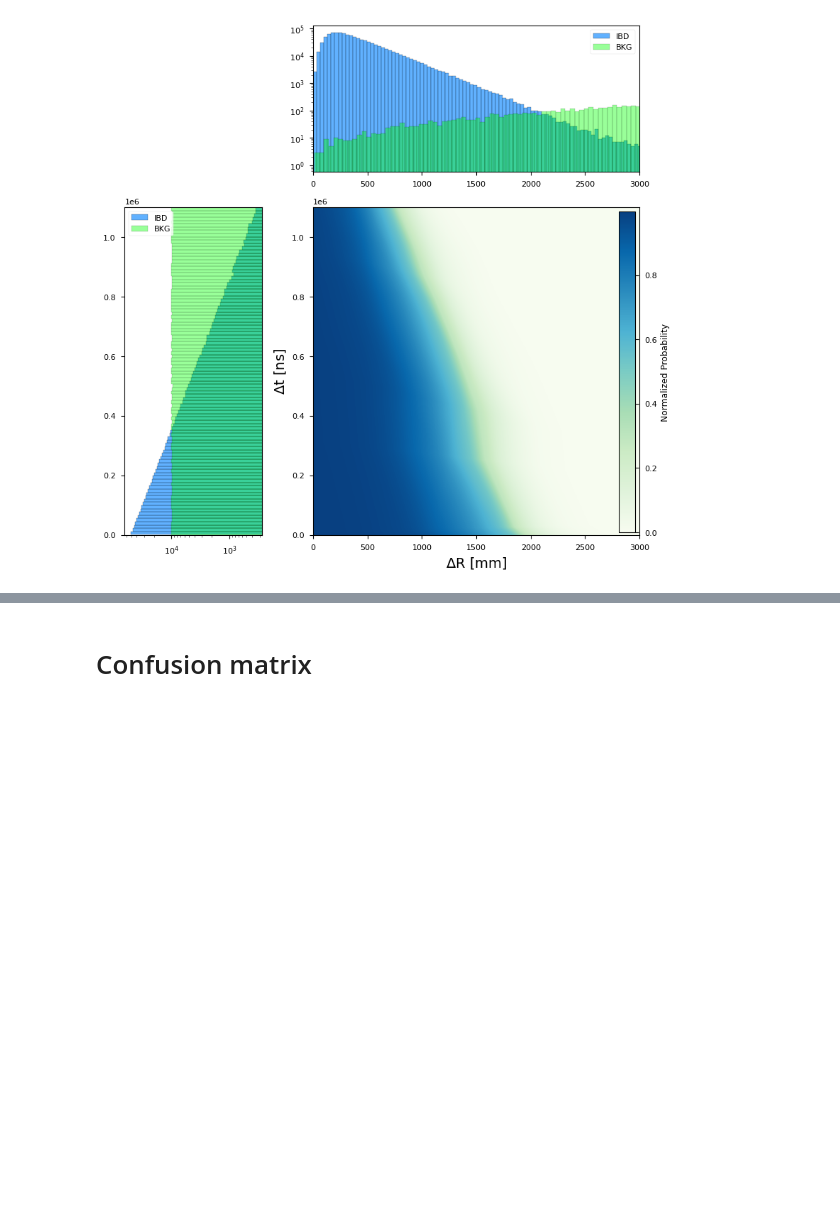
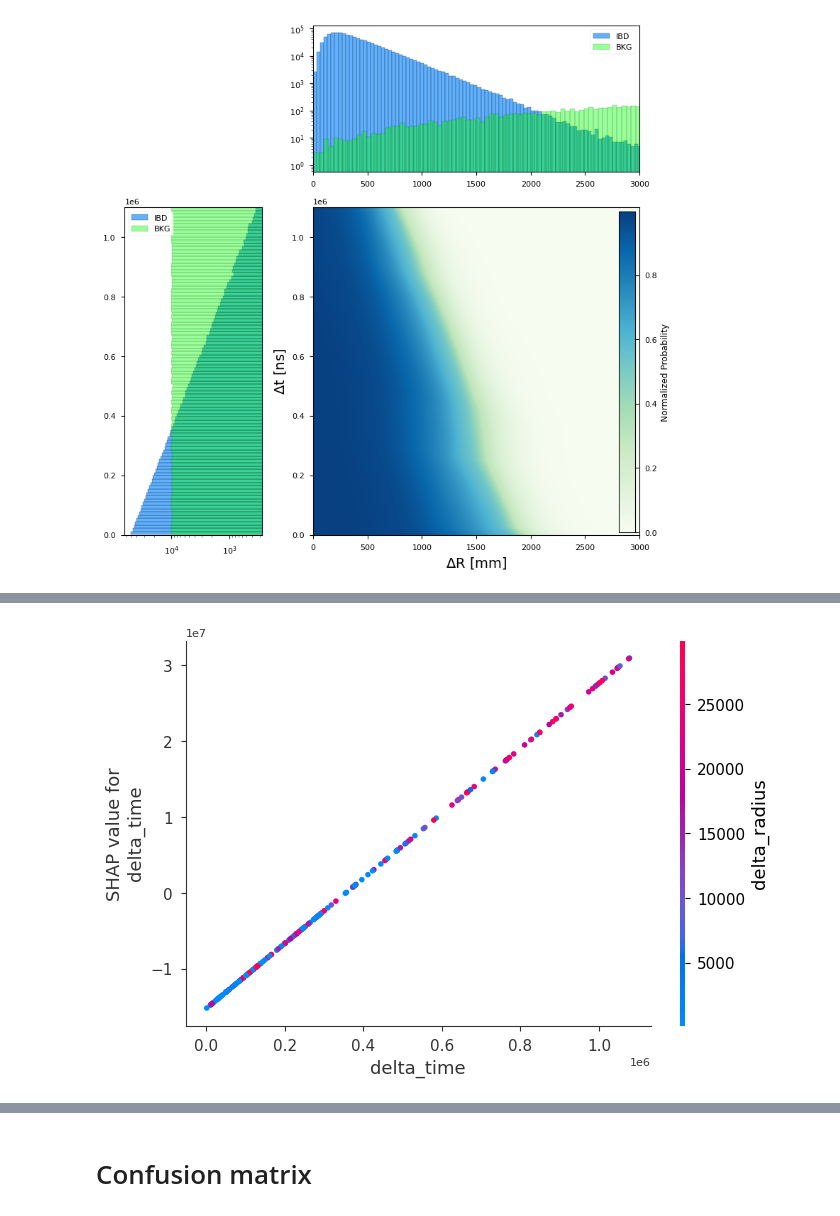
Before and after one commit to Fabiocufino/CloudVenetoCode, a Jupyter notebook: Analysis_CV/BKG_UNcorrelated/PyTorch_CPU.ipynb, the cells around one changed output, grey strips where cells are left out. Drawn from its saved outputs; the diff is of its cells as text; code cells hidden in the pictures; blank space fills up the shorter version.

```diff
--- a/Analysis_CV/BKG_UNcorrelated/PyTorch_CPU.ipynb
+++ b/Analysis_CV/BKG_UNcorrelated/PyTorch_CPU.ipynb
@@ -584 +599,6 @@ plt.show()
+# %%
+# Crea un dependence plot per la prima caratteristica
+shap.dependence_plot(4, shap_values[0], X_test[:200])
+# %% [output]
+[figure, added]
 # %%
```
Also changed, not shown: parts of 24 cells of this notebook, 2 other files.
